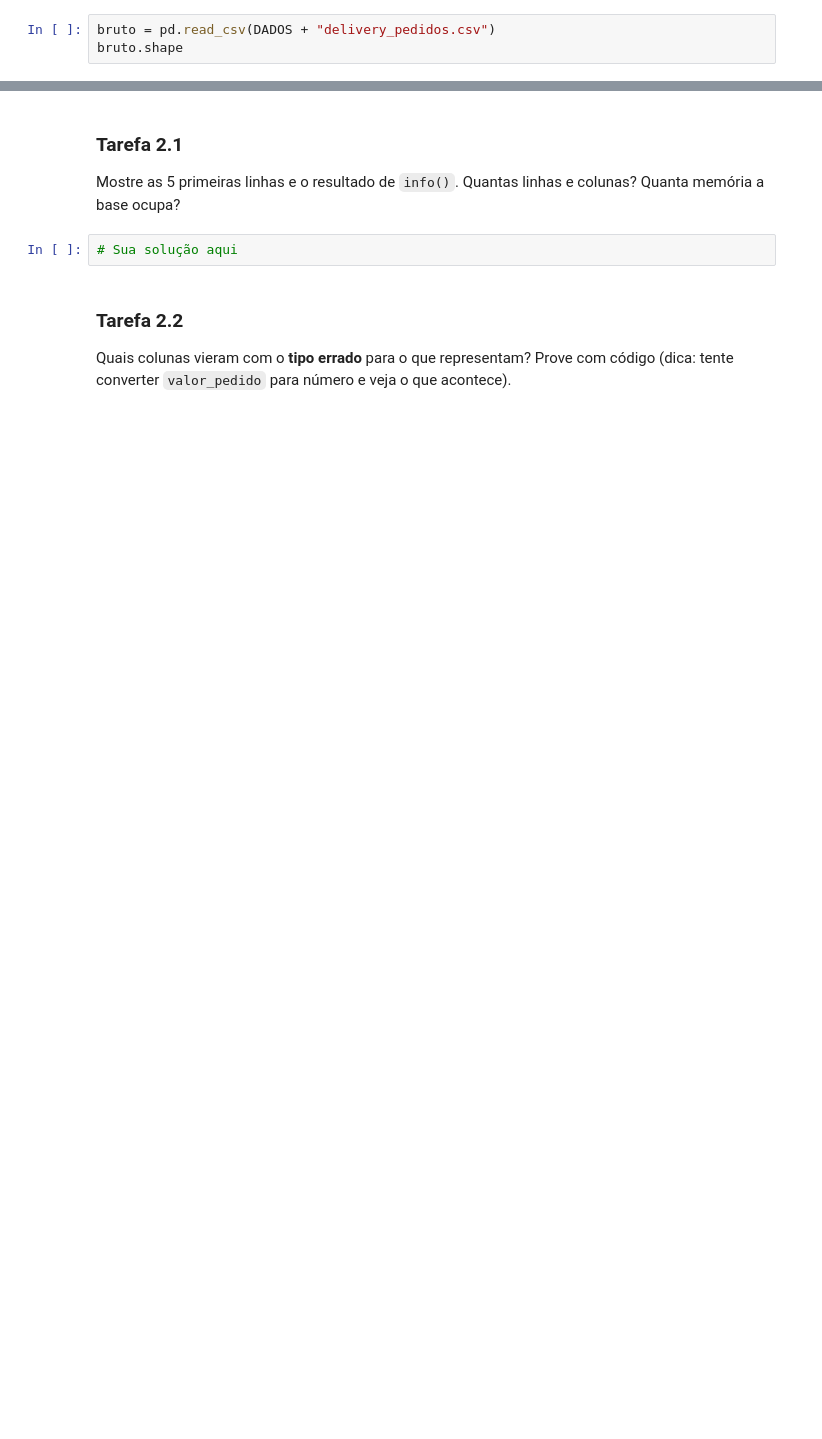
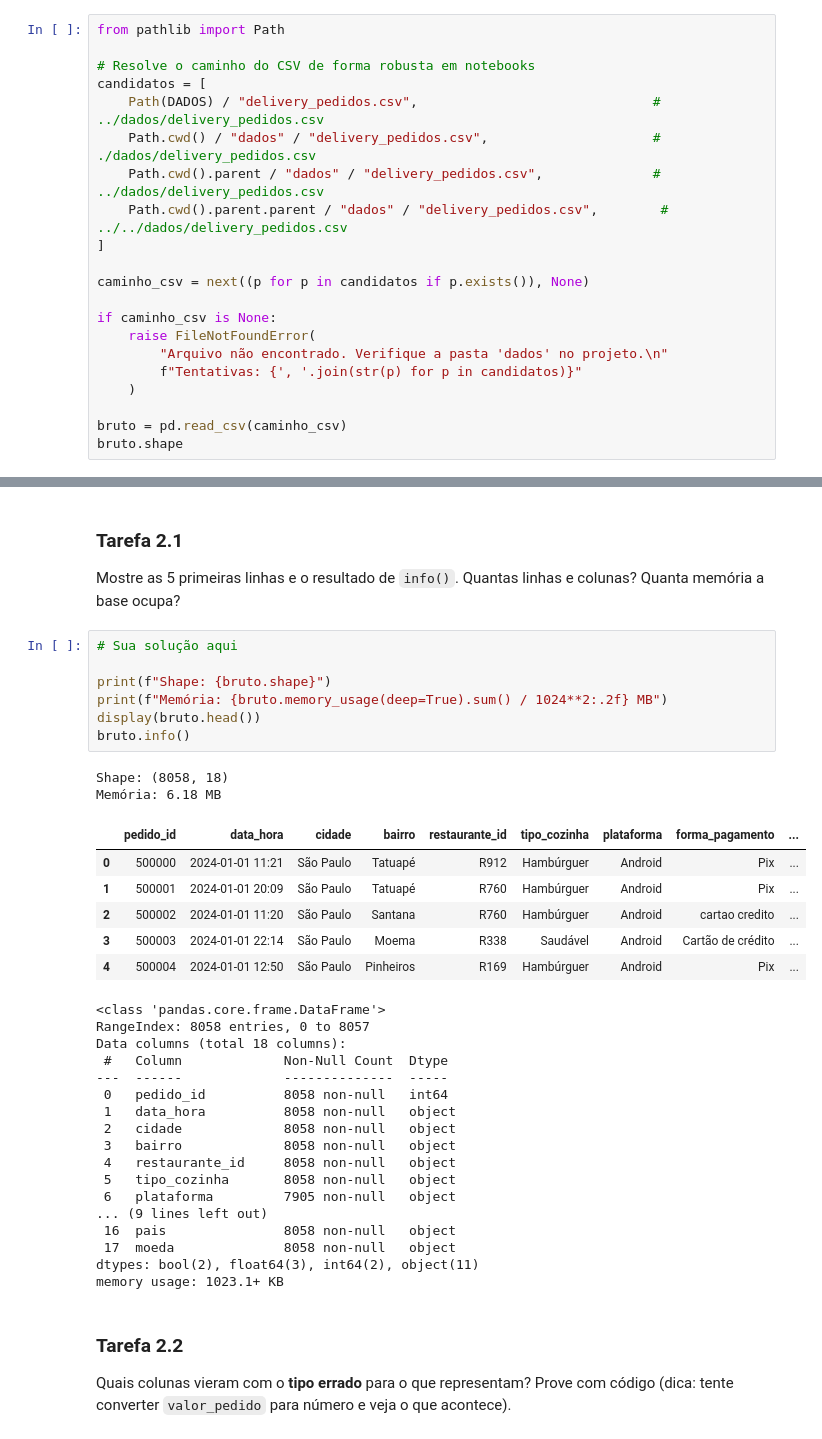
Before and after one commit to danielmassita/ADA1735-DS-PY-018, a Jupyter notebook: projeto_final.ipynb, the cells around one changed output, grey strips where cells are left out. Drawn from its saved outputs; the diff is of its cells as text; blank space fills up the shorter version.

```diff
--- a/projeto_final.ipynb
+++ b/projeto_final.ipynb
@@ -95,5 +112,23 @@ Para cada hipótese obrigatória (H1–H5 do enunciado) escrevam **H0 e H1 estat
 
 > Ainda **não** mexa nos dados. Esta etapa é um inventário: o que veio, em que formato e com que problemas.
 # %%
-bruto = pd.read_csv(DADOS + "delivery_pedidos.csv")
+from pathlib import Path
+
+# Resolve o caminho do CSV de forma robusta em notebooks
+candidatos = [
+    Path(DADOS) / "delivery_pedidos.csv",                              # ../dados/delivery_pedidos.csv
+    Path.cwd() / "dados" / "delivery_pedidos.csv",                     # ./dados/delivery_pedidos.csv
+    Path.cwd().parent / "dados" / "delivery_pedidos.csv",              # ../dados/delivery_pedidos.csv
+    Path.cwd().parent.parent / "dados" / "delivery_pedidos.csv",        # ../../dados/delivery_pedidos.csv
+]
+
+caminho_csv = next((p for p in candidatos if p.exists()), None)
+
+if caminho_csv is None:
+    raise FileNotFoundError(
+        "Arquivo não encontrado. Verifique a pasta 'dados' no projeto.\n"
+        f"Tentativas: {', '.join(str(p) for p in candidatos)}"
+    )
+
+bruto = pd.read_csv(caminho_csv)
 bruto.shape
@@ -102,6 +139,37 @@ bruto.shape
 Mostre as 5 primeiras linhas e o resultado de `info()`. Quantas linhas e colunas? Quanta memória a base ocupa?
 # %%
 # Sua solução aqui
+
+print(f"Shape: {bruto.shape}")
+print(f"Memória: {bruto.memory_usage(deep=True).sum() / 1024**2:.2f} MB")
+display(bruto.head())
+bruto.info()
+# %% [output]
+Shape: (8058, 18)
+Memória: 6.18 MB
+|  | pedido_id | data_hora | cidade | bairro | restaurante_id | tipo_cozinha | plataforma | forma_pagamento | ... |
+| 0 | 500000 | 2024-01-01 11:21 | São Paulo | Tatuapé | R912 | Hambúrguer | Android | Pix | ... |
+| 1 | 500001 | 2024-01-01 20:09 | São Paulo | Tatuapé | R760 | Hambúrguer | Android | Pix | ... |
+| 2 | 500002 | 2024-01-01 11:20 | São Paulo | Santana | R760 | Hambúrguer | Android | cartao credito | ... |
+| 3 | 500003 | 2024-01-01 22:14 | São Paulo | Moema | R338 | Saudável | Android | Cartão de crédito | ... |
+| 4 | 500004 | 2024-01-01 12:50 | São Paulo | Pinheiros | R169 | Hambúrguer | Android | Pix | ... |
+<class 'pandas.core.frame.DataFrame'>
+RangeIndex: 8058 entries, 0 to 8057
+Data columns (total 18 columns):
+ #   Column             Non-Null Count  Dtype
+---  ------             --------------  -----
+ 0   pedido_id          8058 non-null   int64
+ 1   data_hora          8058 non-null   object
+ 2   cidade             8058 non-null   object
+ 3   bairro             8058 non-null   object
+ 4   restaurante_id     8058 non-null   object
+ 5   tipo_cozinha       8058 non-null   object
+ 6   plataforma         7905 non-null   object
+... (9 lines left out)
+ 16  pais               8058 non-null   object
+ 17  moeda              8058 non-null   object
+dtypes: bool(2), float64(3), int64(2), object(11)
+memory usage: 1023.1+ KB
 # %% [markdown]
 ### Tarefa 2.2
 Quais colunas vieram com o **tipo errado** para o que representam? Prove com código (dica: tente converter `valor_pedido` para número e veja o que acontece).
```
Also changed, not shown: parts of 51 cells of this notebook.
